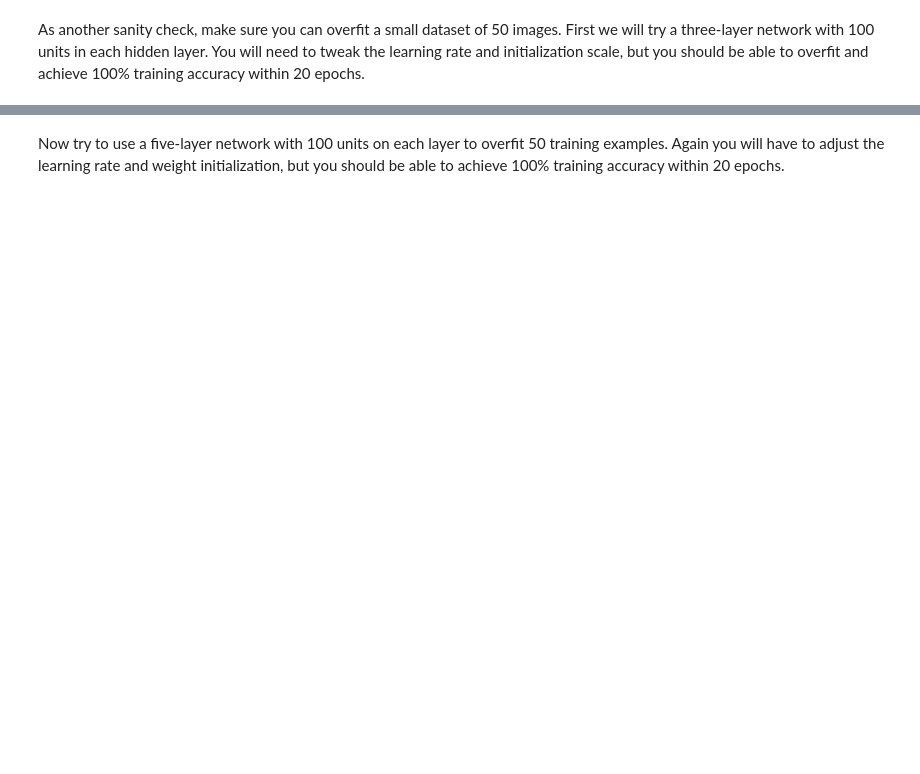
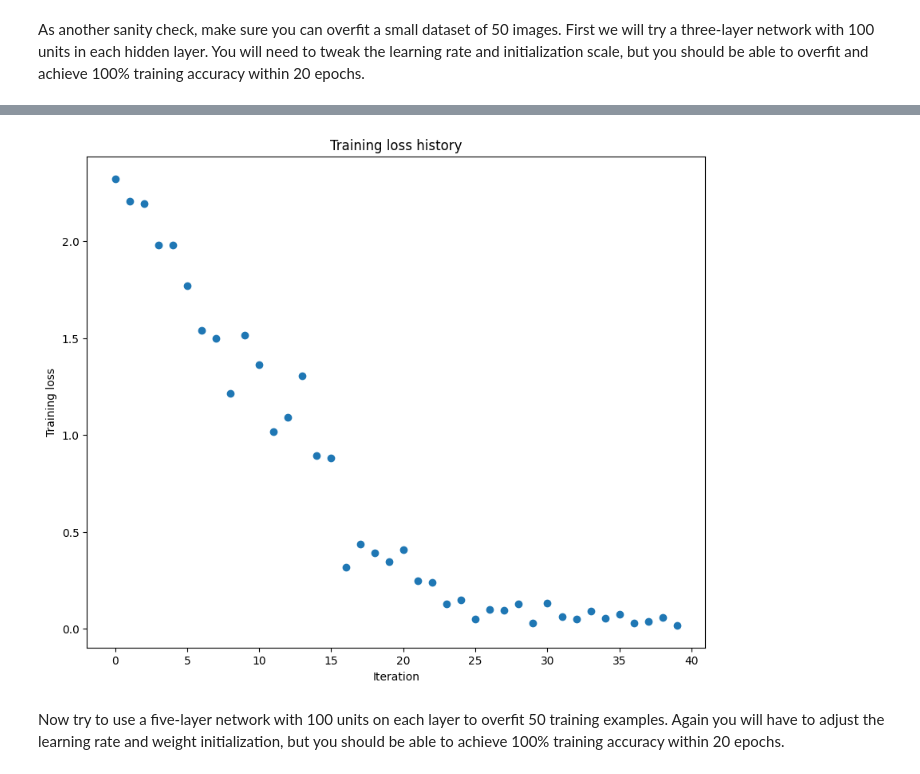
Before and after one commit to Hamza-10x/dl_asgn_1, a Jupyter notebook: FullyConnectedNets.ipynb, the cells around one changed output, grey strips where cells are left out. Cells and saved outputs as stored; diff of their text form; code cells hidden in the pictures; blank space fills up the shorter version.

```diff
--- a/FullyConnectedNets.ipynb
+++ b/FullyConnectedNets.ipynb
@@ -338,7 +417,7 @@ small_data = {
 # TODO: Tune these parameters to get 100% train accuracy within 20 epochs. #
 ############################################################################
 weight_scale = 1e-2
-learning_rate = 1e-4
+learning_rate = 1e-2
 ############################################################################
 #                             END OF YOUR CODE                             #
 ############################################################################
@@ -361,3 +440,4 @@ plt.ylabel('Training loss')
 plt.show()
 
 solver.record_histories_as_npz('submission_logs/overfit_3layer_fc.npz')
+# %% [output]
@@ -364,3 +461,4 @@ solver.record_histories_as_npz('submission_logs/overfit_3layer_fc.npz')
+[figure, added]
 # %% [markdown]
 Now try to use a five-layer network with 100 units on each layer to overfit 50 training examples. Again you will have to adjust the learning rate and weight initialization, but you should be able to achieve 100% training accuracy within 20 epochs.
 # %%
```
Also changed, not shown: parts of 13 cells of this notebook, 12 other files.
